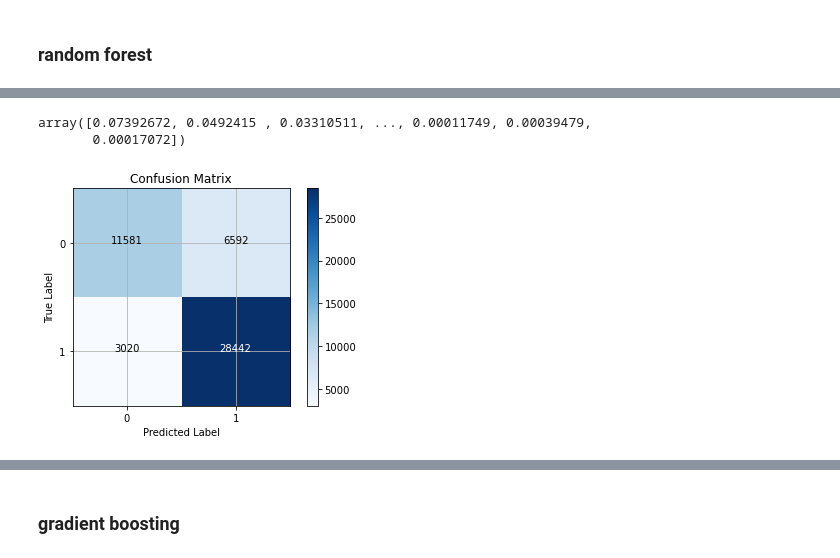
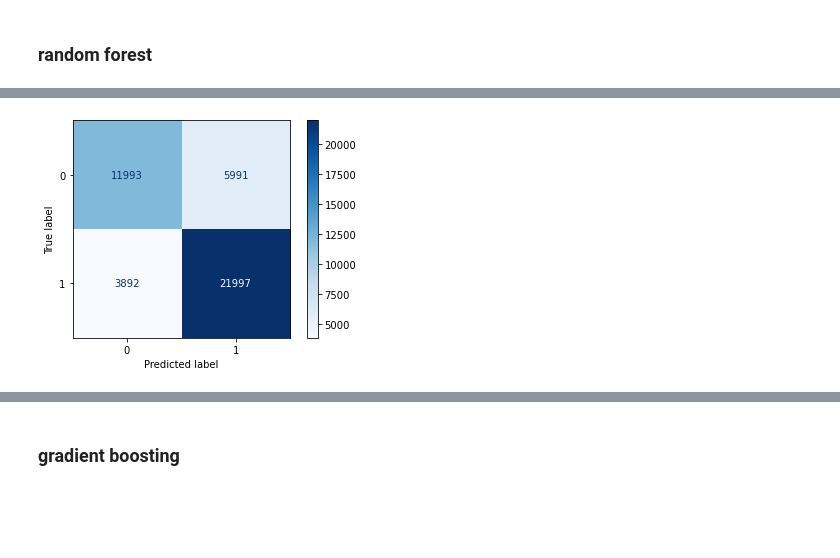
Before and after one commit to alicetsai1020/campaigns_on_kickstarter, a Jupyter notebook: models.ipynb, the cells around one changed output, grey strips where cells are left out. Drawn from its saved outputs; the diff is of its cells as text; code cells hidden in the pictures; blank space fills up the shorter version.

Commit message:
cleanup

```diff
--- a/models.ipynb
+++ b/models.ipynb
@@ -101,5 +89,5 @@ X = df_transformed.drop('state', axis=1)
 # %%
-corpus = df_transformed['clean_text'].values.tolist()
+corpus = df_baseline['clean_text'].values.tolist()
 # %%
 vectorizer = TfidfVectorizer(ngram_range=(1,2), min_df=0.001)
 X_tfidf = vectorizer.fit_transform(corpus)
@@ -114,3 +99,10 @@ X = X.drop(columns=['clean_text'])
+# %%
+#assign nlp features as column names using vectorizer
+X_tfidf.columns = vectorizer.get_feature_names()
+# %%
+#reset dataframe indices to prepare for concatenation
+X_tfidf.reset_index(drop=True, inplace=True)
+X.reset_index(drop=True, inplace=True)
 # %%
 X_all_feat = pd.concat([X, X_tfidf], axis = 1)
 # %% [markdown]
@@ -267,6 +176,6 @@ X_train.head()
 # %%
 # Train and fit model
-rf = RandomForestClassifier(random_state=1,n_jobs=-1)
+rf = RandomForestClassifier(n_estimators=500, random_state=1,n_jobs=-1)
 
 rf.fit(X_train, y_train)
 
@@ -295,10 +209,5 @@ print(classification_report(y_test, y_hat_rf))
-# %%
-rf.feature_importances_
-# %% [output]
-array([0.07392672, 0.0492415 , 0.03310511, ..., 0.00011749, 0.00039479,
-       0.00017072])
 # %%
 # Confusion matrix
-plot_cf(y_test, y_hat_rf)
+plot_confusion_matrix(rf, X_test, y_test, cmap=plt.cm.Blues);
 # %% [output]
-[figure, old version]
+[figure, new version]
```
Also changed, not shown: parts of 54 cells of this notebook.
